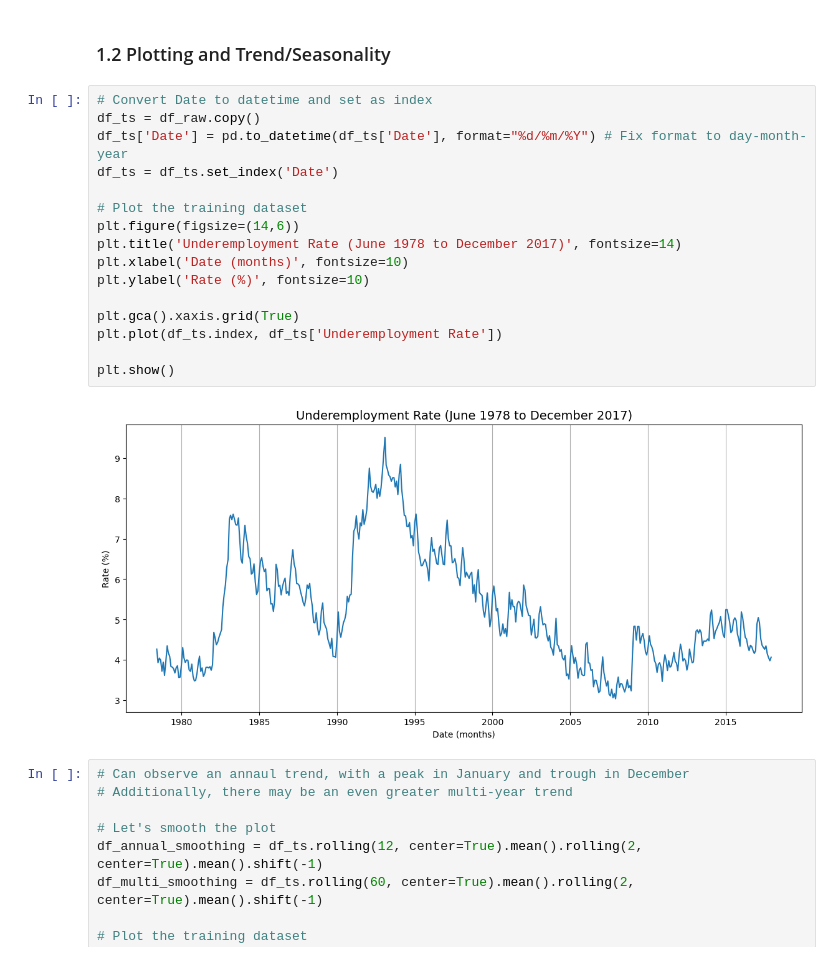
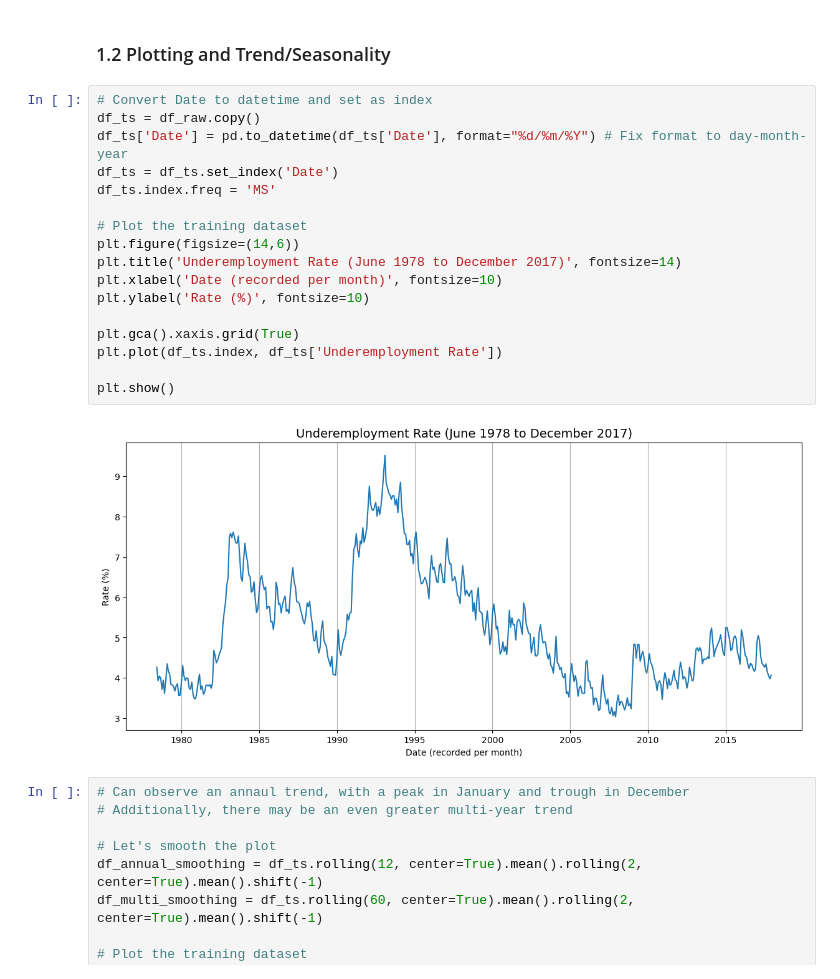
Before and after one commit to DamianChimes/QBUS6840-Predictive-Analytics, a Jupyter notebook: Exploratory Analysis.ipynb, the cells around one changed output. Drawn from its saved outputs; the diff is of its cells as text.

```diff
--- a/Exploratory Analysis.ipynb
+++ b/Exploratory Analysis.ipynb
@@ -39,21 +44,22 @@ None
 # %%
 # Convert Date to datetime and set as index
 df_ts = df_raw.copy()
 df_ts['Date'] = pd.to_datetime(df_ts['Date'], format="%d/%m/%Y") # Fix format to day-month-year
 df_ts = df_ts.set_index('Date')
+df_ts.index.freq = 'MS'
 
 # Plot the training dataset
 plt.figure(figsize=(14,6))
 plt.title('Underemployment Rate (June 1978 to December 2017)', fontsize=14)
-plt.xlabel('Date (months)', fontsize=10)
+plt.xlabel('Date (recorded per month)', fontsize=10)
 plt.ylabel('Rate (%)', fontsize=10)
 
 plt.gca().xaxis.grid(True)
 plt.plot(df_ts.index, df_ts['Underemployment Rate'])
 
 plt.show()
 # %% [output]
-[figure, old version]
+[figure, new version]
 # %%
 # Can observe an annaul trend, with a peak in January and trough in December
 # Additionally, there may be an even greater multi-year trend
```
Also changed, not shown: parts of 29 cells of this notebook, 1 other file.
